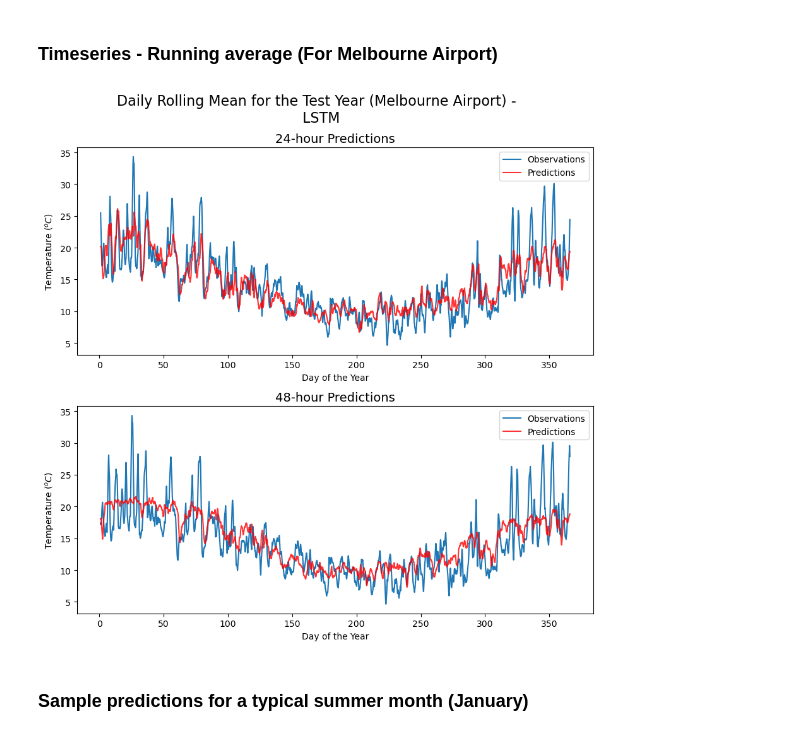
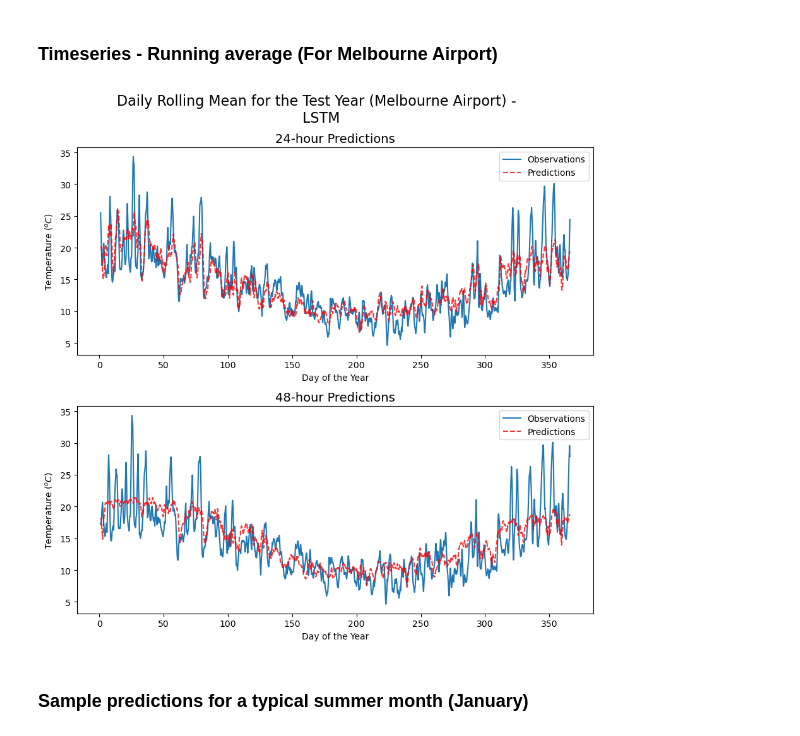
Before and after one commit to vihanw/UrbanWeatherPrediction, a Jupyter notebook: Model_Output_Analysis.ipynb, the cells around one changed output. Saved outputs shown, nothing was run; the diff lists cells and outputs as text; code cells hidden in the pictures.

Commit message:
Slight change in analysis plot

```diff
--- a/Model_Output_Analysis.ipynb
+++ b/Model_Output_Analysis.ipynb
@@ -429,36 +429,36 @@ preds_24 = data_24['Prediction']
 obs_48 = data_48['Measured']
 preds_48 = data_48['Prediction']
 
 t_average_obs_24 = obs_24.rolling(window=48).mean()
 t_average_preds_24 = preds_24.rolling(window=48).mean()
 t_average_obs_48 = obs_48.rolling(window=48).mean()
 t_average_preds_48 = preds_48.rolling(window=48).mean()
 
 # Create an array with days of an year
 days = np.linspace(0, 366, len(obs_24))
 
 # 24 hour preds
 axes[0].plot(days, t_average_obs_24, label='Observations')
-axes[0].plot(days, t_average_preds_24, 'r-', alpha=0.8, label='Predictions')
+axes[0].plot(days, t_average_preds_24, 'r--', alpha=0.8, label='Predictions')
 axes[0].legend()
 axes[0].set_title('24-hour Predictions', fontsize=14)
 axes[0].set_xlabel('Day of the Year')
 axes[0].set_ylabel('Temperature ($^oC$)')
 
 # 48 hour preds
 axes[1].plot(days, t_average_obs_48, label='Observations')
-axes[1].plot(days, t_average_preds_48, 'r-', alpha=0.8, label='Predictions')
+axes[1].plot(days, t_average_preds_48, 'r--', alpha=0.8, label='Predictions')
 axes[1].legend()
 axes[1].set_title('48-hour Predictions', fontsize=14)
 axes[1].set_xlabel('Day of the Year')
 axes[1].set_ylabel('Temperature ($^oC$)')
 
 fig.suptitle('Daily Rolling Mean for the Test Year (Melbourne Airport) - \n LSTM', fontsize=16)
 fig.tight_layout()
 fig.savefig(f'{out_dir}lstm_rolling_mean.png', dpi=500)
 plt.show()
 # %% [output]
-[figure, old version]
+[figure, new version]
 # %% [markdown]
 ### Sample predictions for a typical summer month (January)
 # %%
```
Also changed, not shown: parts of 1 cell of this notebook, 2 other files.
